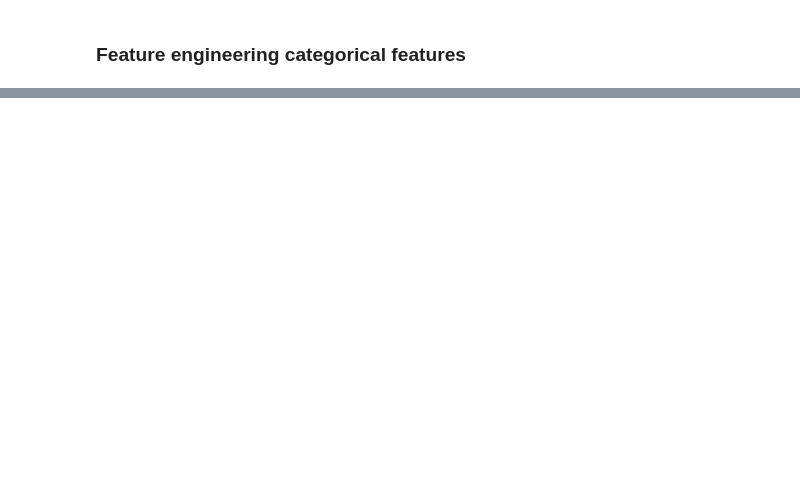
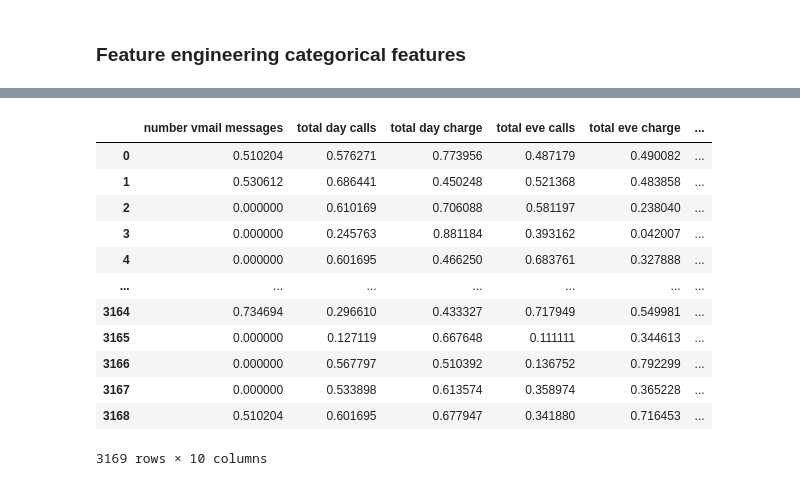
Before and after one commit to AgathaNyambati/SyriaTel-Customer-Churn, a Jupyter notebook: churn.ipynb, the cells around one changed output, grey strips where cells are left out. Drawn from its saved outputs; the diff is of its cells as text; code cells hidden in the pictures; blank space fills up the shorter version.

```diff
--- a/churn.ipynb
+++ b/churn.ipynb
@@ -466,0 +455,26 @@ Since our data was having class imbalance problem, we will then treat the proble
+# %%
+#Instantiate MinMaxscaler
+scaler = MinMaxScaler()
+
+#fit and transform scale to numeric features
+X_numeric_scaled = scaler.fit_transform(X[numeric_features])
+
+# Convert the scaled data back into a DataFrame
+X_numeric_scaled_df = pd.DataFrame(X_numeric_scaled, columns=numeric_features)
+
+#preview X_numeric_scaled_df
+X_numeric_scaled_df
+# %% [output]
+|  | number vmail messages | total day calls | total day charge | total eve calls | total eve charge | ... |
+| 0 | 0.510204 | 0.576271 | 0.773956 | 0.487179 | 0.490082 | ... |
+| 1 | 0.530612 | 0.686441 | 0.450248 | 0.521368 | 0.483858 | ... |
+| 2 | 0.000000 | 0.610169 | 0.706088 | 0.581197 | 0.238040 | ... |
+| 3 | 0.000000 | 0.245763 | 0.881184 | 0.393162 | 0.042007 | ... |
+| 4 | 0.000000 | 0.601695 | 0.466250 | 0.683761 | 0.327888 | ... |
+| ... | ... | ... | ... | ... | ... | ... |
+| 3164 | 0.734694 | 0.296610 | 0.433327 | 0.717949 | 0.549981 | ... |
+| 3165 | 0.000000 | 0.127119 | 0.667648 | 0.111111 | 0.344613 | ... |
+| 3166 | 0.000000 | 0.567797 | 0.510392 | 0.136752 | 0.792299 | ... |
+| 3167 | 0.000000 | 0.533898 | 0.613574 | 0.358974 | 0.365228 | ... |
+| 3168 | 0.510204 | 0.601695 | 0.677947 | 0.341880 | 0.716453 | ... |
+3169 rows × 10 columns
```
Also changed, not shown: parts of 16 cells of this notebook.
